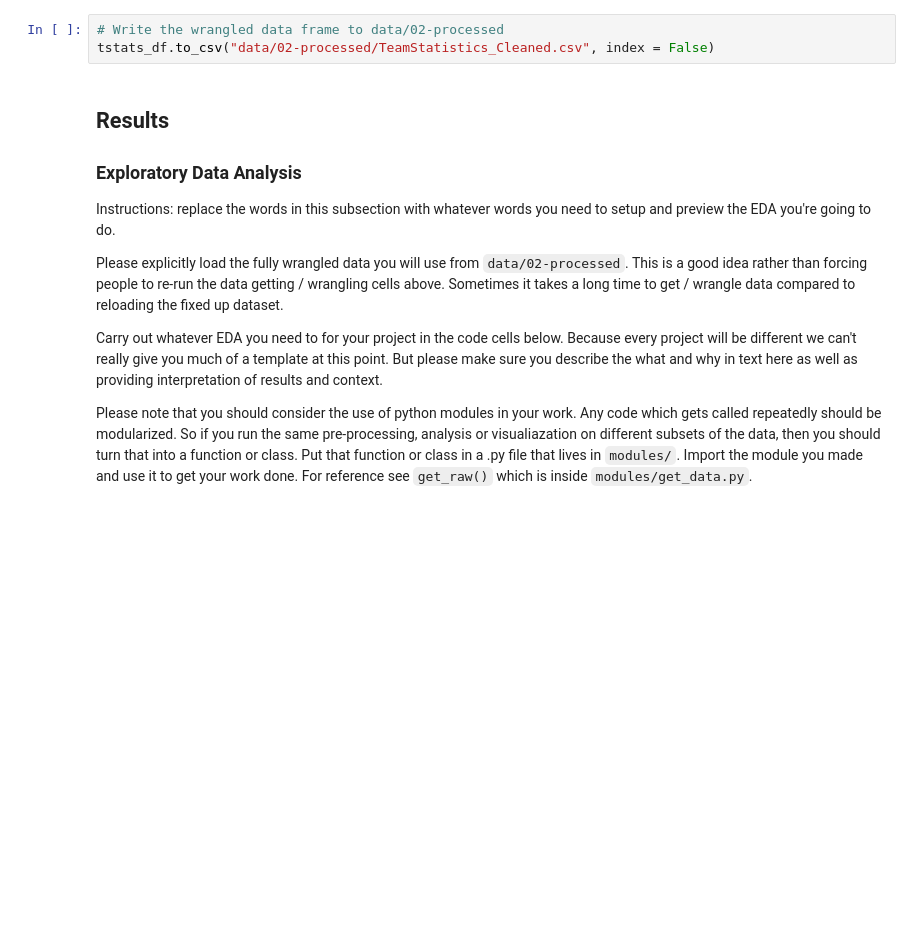
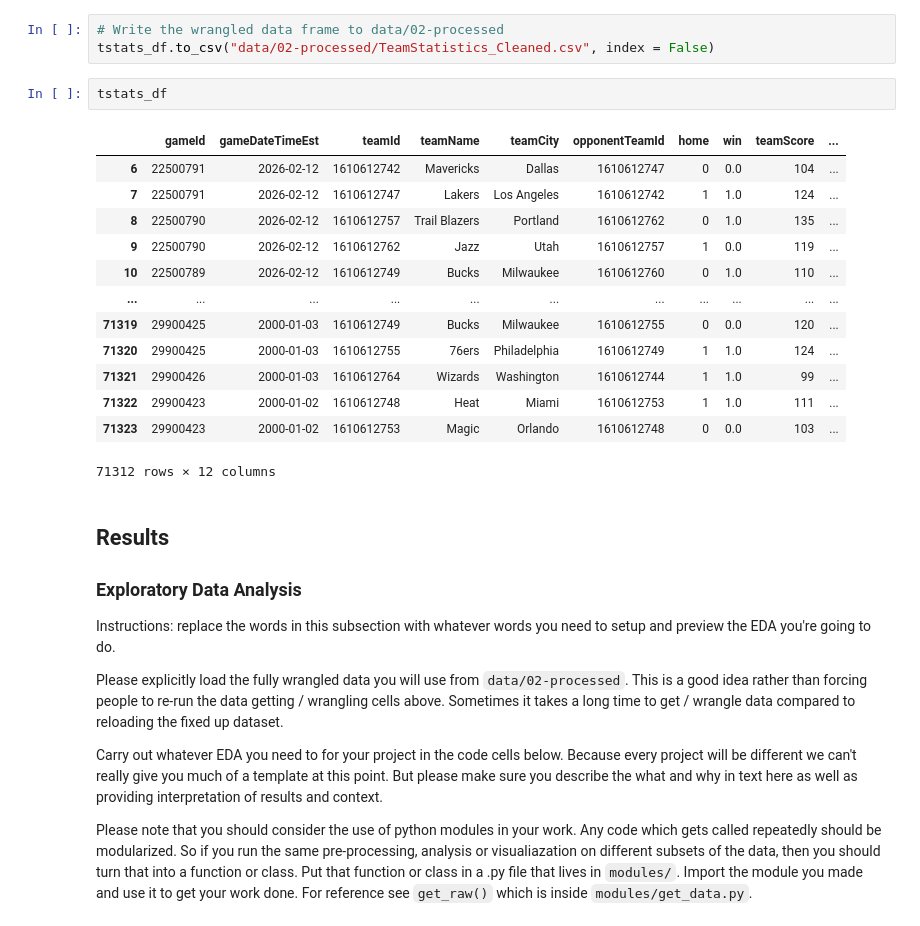
Before and after one commit to COGS108/Group052_WI26, a Jupyter notebook: 02-EDACheckpoint.ipynb, the cells around one changed output. Drawn from its saved outputs; the diff is of its cells as text; blank space fills up the shorter version.

```diff
--- a/02-EDACheckpoint.ipynb
+++ b/02-EDACheckpoint.ipynb
@@ -191,6 +319,22 @@ tstats_df['turnovers'].describe()
 # %%
 # Write the wrangled data frame to data/02-processed
 tstats_df.to_csv("data/02-processed/TeamStatistics_Cleaned.csv", index = False)
+# %%
+tstats_df
+# %% [output]
+|  | gameId | gameDateTimeEst | teamId | teamName | teamCity | opponentTeamId | home | win | teamScore | ... |
+| 6 | 22500791 | 2026-02-12 | 1610612742 | Mavericks | Dallas | 1610612747 | 0 | 0.0 | 104 | ... |
+| 7 | 22500791 | 2026-02-12 | 1610612747 | Lakers | Los Angeles | 1610612742 | 1 | 1.0 | 124 | ... |
+| 8 | 22500790 | 2026-02-12 | 1610612757 | Trail Blazers | Portland | 1610612762 | 0 | 1.0 | 135 | ... |
+| 9 | 22500790 | 2026-02-12 | 1610612762 | Jazz | Utah | 1610612757 | 1 | 0.0 | 119 | ... |
+| 10 | 22500789 | 2026-02-12 | 1610612749 | Bucks | Milwaukee | 1610612760 | 0 | 1.0 | 110 | ... |
+| ... | ... | ... | ... | ... | ... | ... | ... | ... | ... | ... |
+| 71319 | 29900425 | 2000-01-03 | 1610612749 | Bucks | Milwaukee | 1610612755 | 0 | 0.0 | 120 | ... |
+| 71320 | 29900425 | 2000-01-03 | 1610612755 | 76ers | Philadelphia | 1610612749 | 1 | 1.0 | 124 | ... |
+| 71321 | 29900426 | 2000-01-03 | 1610612764 | Wizards | Washington | 1610612744 | 1 | 1.0 | 99 | ... |
+| 71322 | 29900423 | 2000-01-02 | 1610612748 | Heat | Miami | 1610612753 | 1 | 1.0 | 111 | ... |
+| 71323 | 29900423 | 2000-01-02 | 1610612753 | Magic | Orlando | 1610612748 | 0 | 0.0 | 103 | ... |
+71312 rows × 12 columns
 # %% [markdown]
 ## Results
 
```
Also changed, not shown: parts of 10 cells of this notebook.
